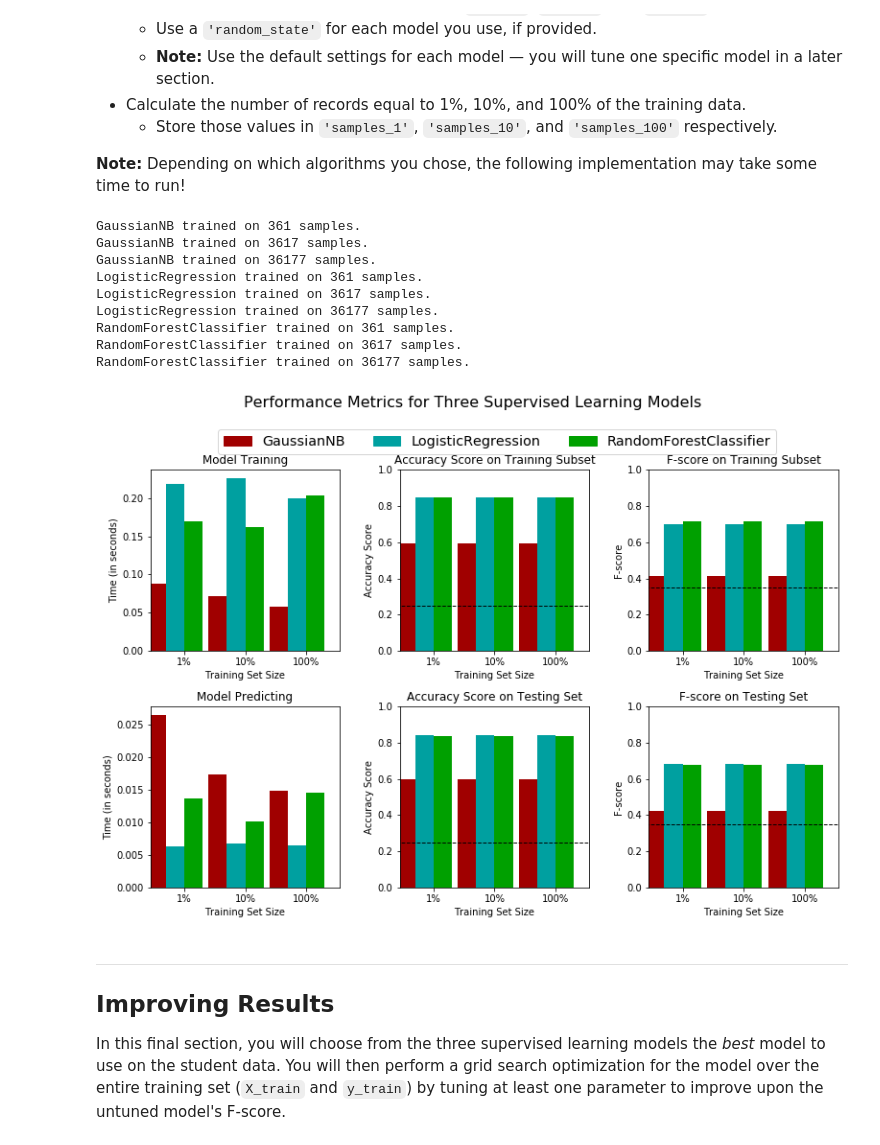
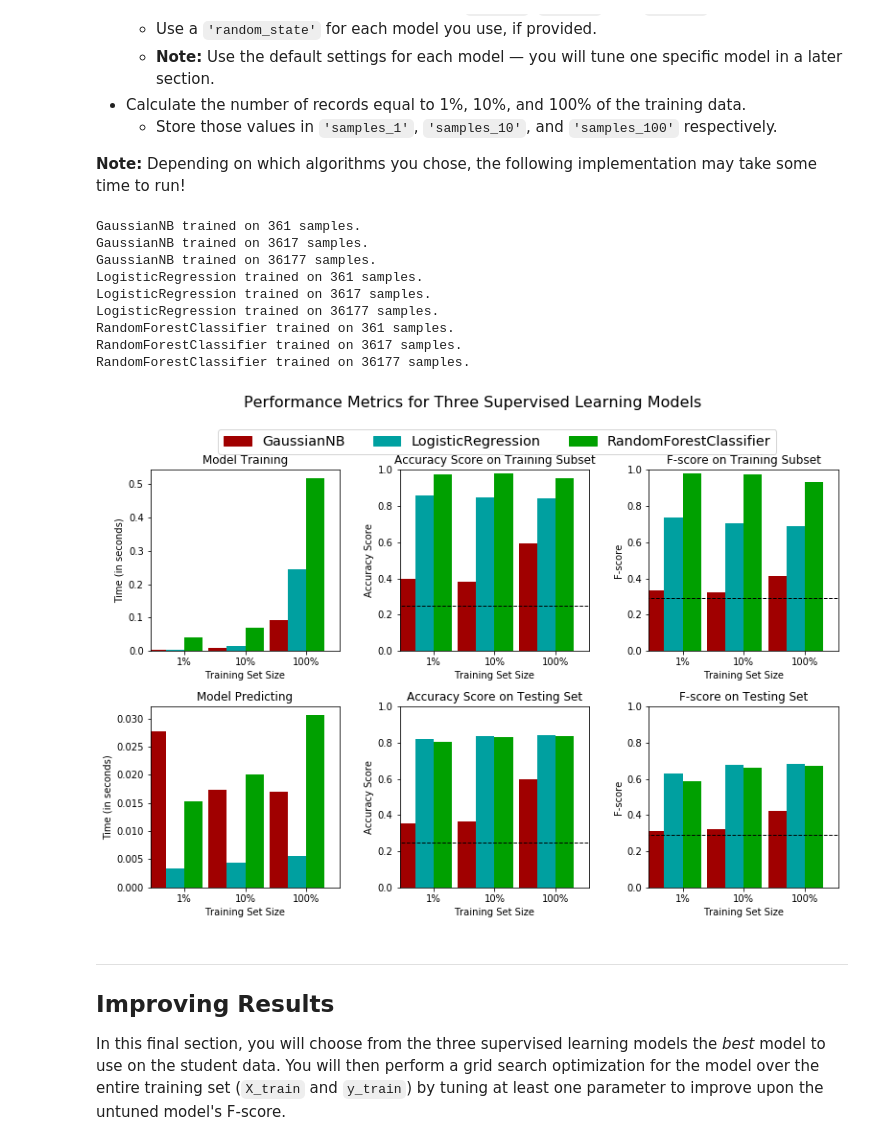
Before and after one commit to stevanusandrianta/mlnd-charity, a Jupyter notebook: finding_donors.ipynb, the cells around one changed output. Saved outputs shown, nothing was run; the diff lists cells and outputs as text; code cells hidden in the pictures.

```diff
--- a/finding_donors.ipynb
+++ b/finding_donors.ipynb
@@ -246,7 +246,7 @@ recall = TP / (TP + FN)
 precision = TP / (TP + FP)
 
 beta = 0.5
-fscore = (1+beta) * ((precision*recall)/(beta*beta*precision + recall))
+fscore = (1+beta**2) * ((precision*recall)/(beta*beta*precision + recall))
 
 print "Naive Predictor: [Accuracy score: {:.4f}, F-score: {:.4f}]".format(accuracy, fscore)
 # %% [output]
@@ -341,34 +341,21 @@ def train_predict(learner, sample_size, X_train, y_train, X_test, y_test):
 
     results = {}
 
-    # TODO: Fit the learner to the training data using slicing with 'sample_size' using .fit(training_features[:], training_labels[:])
     start = time() # Get start time
-    learner = learner.fit(X_train, y_train)
+    learner = learner.fit(X_train[:sample_size], y_train[:sample_size])
     end = time() # Get end time
 
-    # TODO: Calculate the training time
     results['train_time'] = end-start
 
-    # TODO: Get the predictions on the test set(X_test),
-    #       then get predictions on the first 300 training samples(X_train) using .predict()
     start = time() # Get start time
     predictions_test = learner.predict(X_test)
     predictions_train = learner.predict(X_train[:300])
     end = time() # Get end time
 
-    # TODO: Calculate the total prediction time
     results['pred_time'] = end-start
-
-    # TODO: Compute accuracy on the first 300 training samples which is y_train[:300]
     results['acc_train'] = accuracy_score(y_train[:300], predictions_train)
-
-    # TODO: Compute accuracy on test set using accuracy_score()
     results['acc_test'] = accuracy_score(y_test, predictions_test)
-
-    # TODO: Compute F-score on the the first 300 training samples using fbeta_score()
     results['f_train'] = fbeta_score(y_train[:300], predictions_train, 0.5)
-
-    # TODO: Compute F-score on the test set which is y_test
     results['f_test'] = fbeta_score(y_test, predictions_test, 0.5)
 
     # Success
@@ -388,48 +375,40 @@ In the code cell, you will need to implement the following:
 
 **Note:** Depending on which algorithms you chose, the following implementation may take some time to run!
 # %%
-# TODO: Import the three supervised learning models from sklearn
-
 from sklearn.naive_bayes import GaussianNB
 from sklearn.linear_model import LogisticRegression
 from sklearn.ensemble import RandomForestClassifier
 
-
-# TODO: Initialize the three models
 clf_A = GaussianNB()
 clf_B = LogisticRegression()
-clf_C = RandomForestClassifier(max_depth=5, random_state=0)
+clf_C = RandomForestClassifier(random_state=0)
 
-# TODO: Calculate the number of samples for 1%, 10%, and 100% of the training data
-# HINT: samples_100 is the entire training set i.e. len(y_train)
-# HINT: samples_10 is 10% of samples_100
-# HINT: samples_1 is 1% of samples_100
 samples_100 = len(y_train)
 samples_10 = samples_100 / 10
 samples_1 = samples_10 / 10
 
 # Collect results on the learners
 results = {}
 for clf in [clf_A, clf_B, clf_C]:
     clf_name = clf.__class__.__name__
     results[clf_name] = {}
     for i, samples in enumerate([samples_1, samples_10, samples_100]):
         results[clf_name][i] = \
         train_predict(clf, samples, X_train, y_train, X_test, y_test)
 
 # Run metrics visualization for the three supervised learning models chosen
 vs.evaluate(results, accuracy, fscore)
 # %% [output]
 GaussianNB trained on 361 samples.
 GaussianNB trained on 3617 samples.
 GaussianNB trained on 36177 samples.
 LogisticRegression trained on 361 samples.
 LogisticRegression trained on 3617 samples.
 LogisticRegression trained on 36177 samples.
 RandomForestClassifier trained on 361 samples.
 RandomForestClassifier trained on 3617 samples.
 RandomForestClassifier trained on 36177 samples.
-[figure, old version]
+[figure, new version]
 # %% [markdown]
 ----
 ## Improving Results
```
Also changed, not shown: parts of 14 cells of this notebook.
